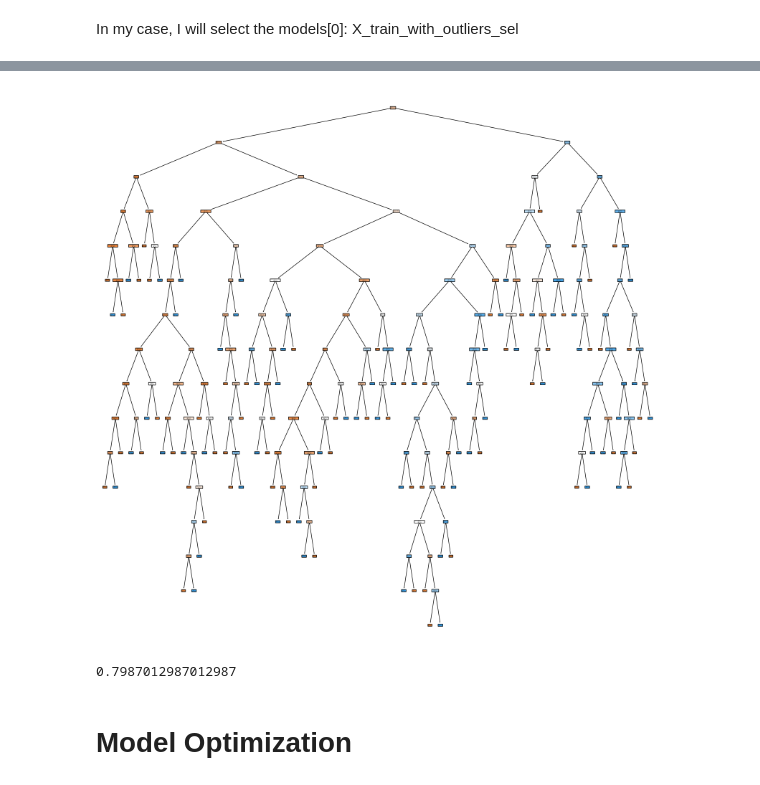
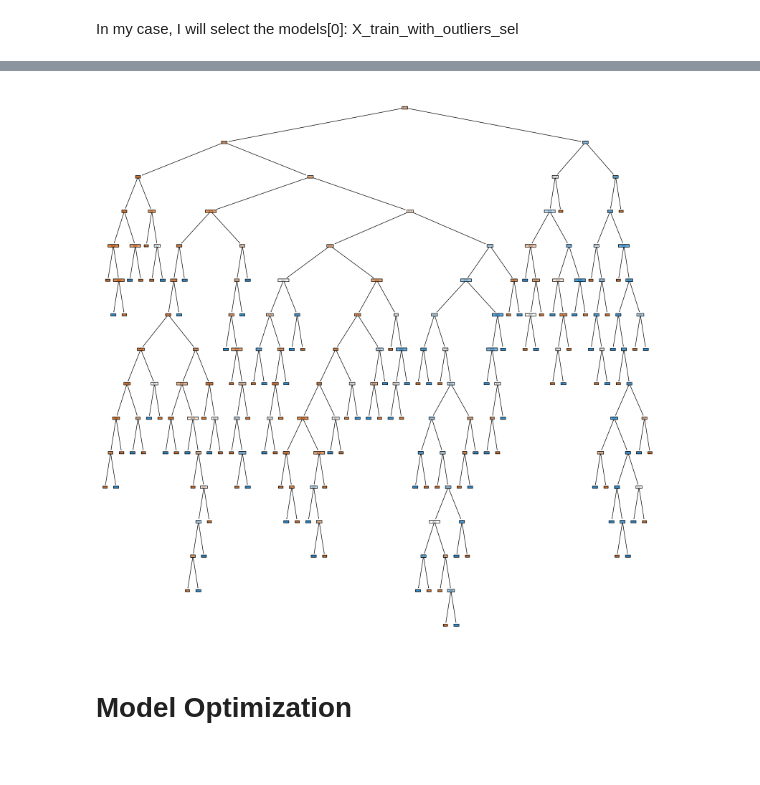
Before and after one commit to NatTajuelo/-rbol-de-decisi-n, a Jupyter notebook: src/explore.ipynb, the cells around one changed output, grey strips where cells are left out. Cells and saved outputs as stored; diff of their text form; code cells hidden in the pictures.

```diff
--- a/src/explore.ipynb
+++ b/src/explore.ipynb
@@ -545,23 +560,17 @@ print(tree_rules)
 # %%
 #Visualizamos el árbol de decisiones
 fig = plt.figure(figsize=(20,20))
 
 plot_tree(
-    model,
+    models[0],
     feature_names = list(X_train_with_outliers_sel.columns),
     class_names = ["Sano", "Diabetes"],
     filled = True,
     rounded = True)
 
 plt.show()
 # %% [output]
-[figure, old version]
+[figure, new version]
-# %%
-best_model = models[0]
-y_test_pred = best_model.predict(X_test_with_outliers_sel)
-print(accuracy_score(y_test, y_test_pred))
-# %% [output]
-0.7987012987012987
 # %% [markdown]
 # Model Optimization
 # %%
```
Also changed, not shown: parts of 9 cells of this notebook, 1 other file.
